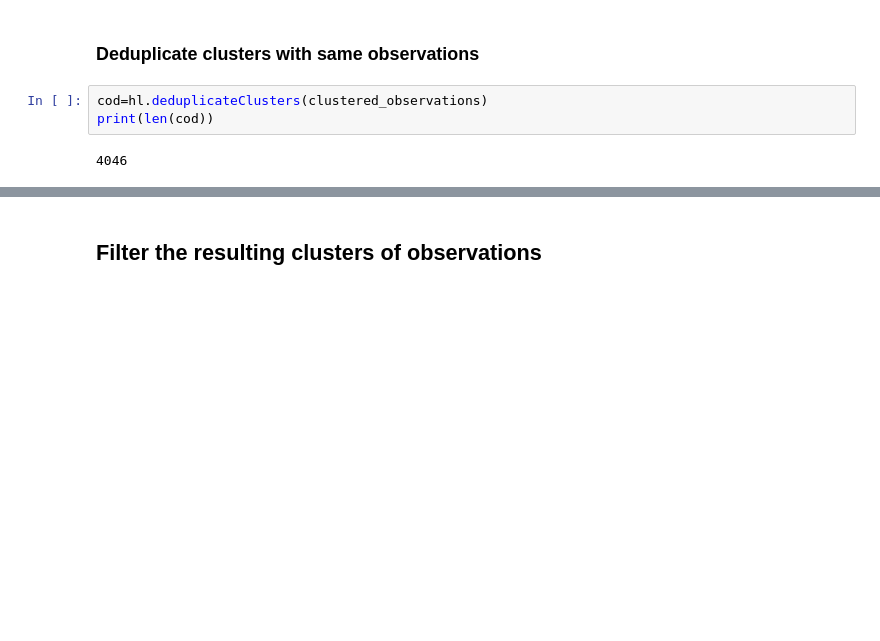
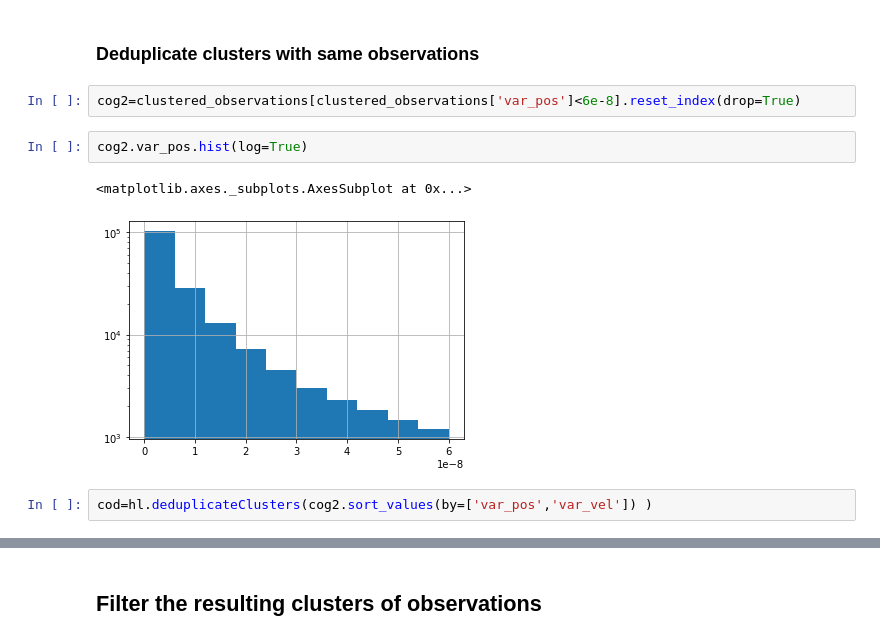
Before and after one commit to lsst-dm/heliolinc2, a Jupyter notebook: LSST_HelioLinC2_end_to_end_test_meanstate.ipynb, the cells around one changed output, grey strips where cells are left out. Saved outputs shown, nothing was run; the diff lists cells and outputs as text; blank space fills up the shorter version.

```diff
--- a/LSST_HelioLinC2_end_to_end_test_meanstate.ipynb
+++ b/LSST_HelioLinC2_end_to_end_test_meanstate.ipynb
@@ -221,8 +256,12 @@ clustered_observations.head()
 # Performance analysis before filtering
 # %% [markdown]
 ### Deduplicate clusters with same observations
-# %%
-cod=hl.deduplicateClusters(clustered_observations)
-print(len(cod))
-# %% [output]
-4046
+# %%
+cog2=clustered_observations[clustered_observations['var_pos']<6e-8].reset_index(drop=True)
+# %%
+cog2.var_pos.hist(log=True)
+# %% [output]
+<matplotlib.axes._subplots.AxesSubplot at 0x...>
+[figure, added]
+# %%
+cod=hl.deduplicateClusters(cog2.sort_values(by=['var_pos','var_vel']) )
```
Also changed, not shown: parts of 19 cells of this notebook, 6 other files.
